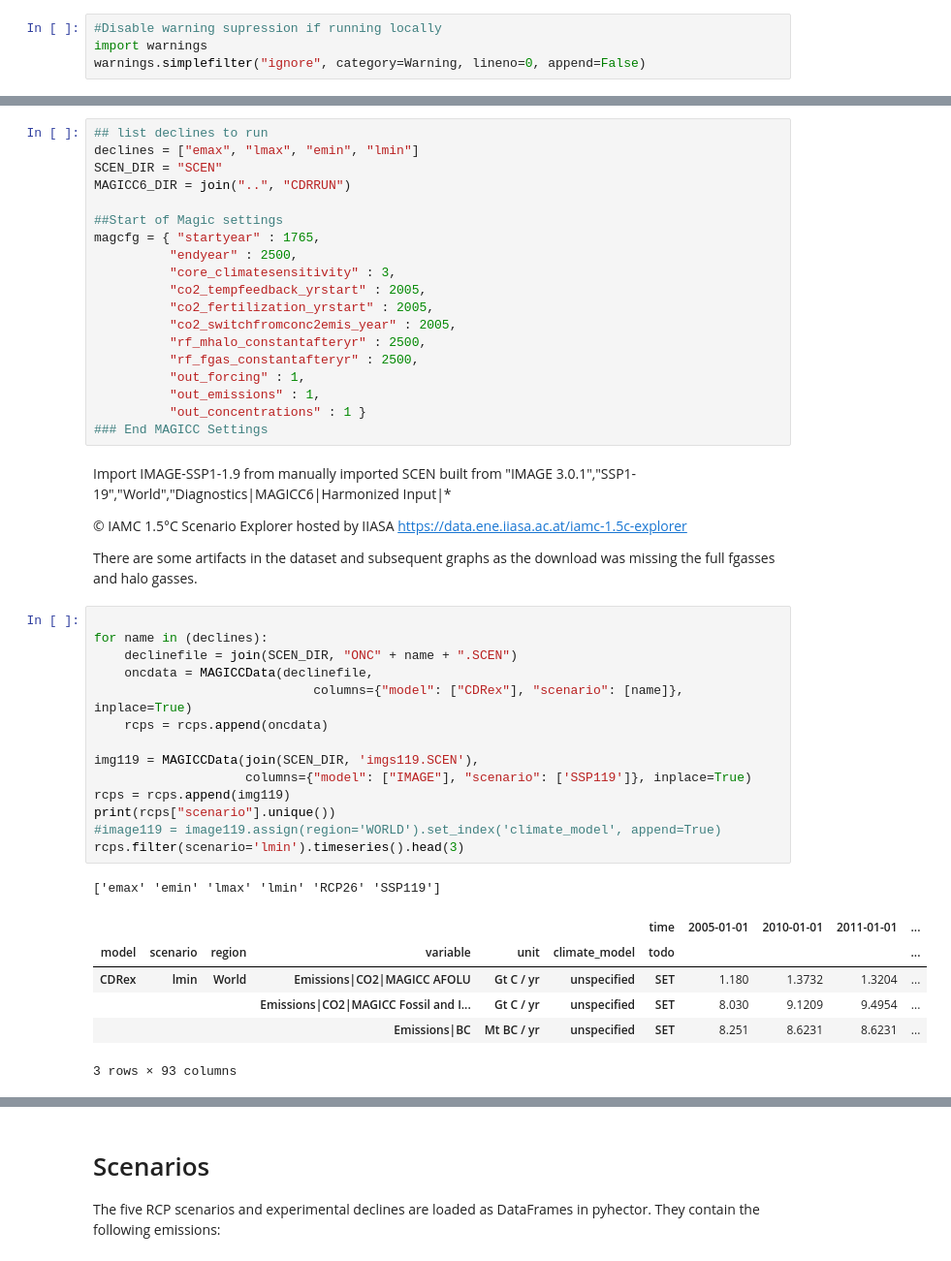
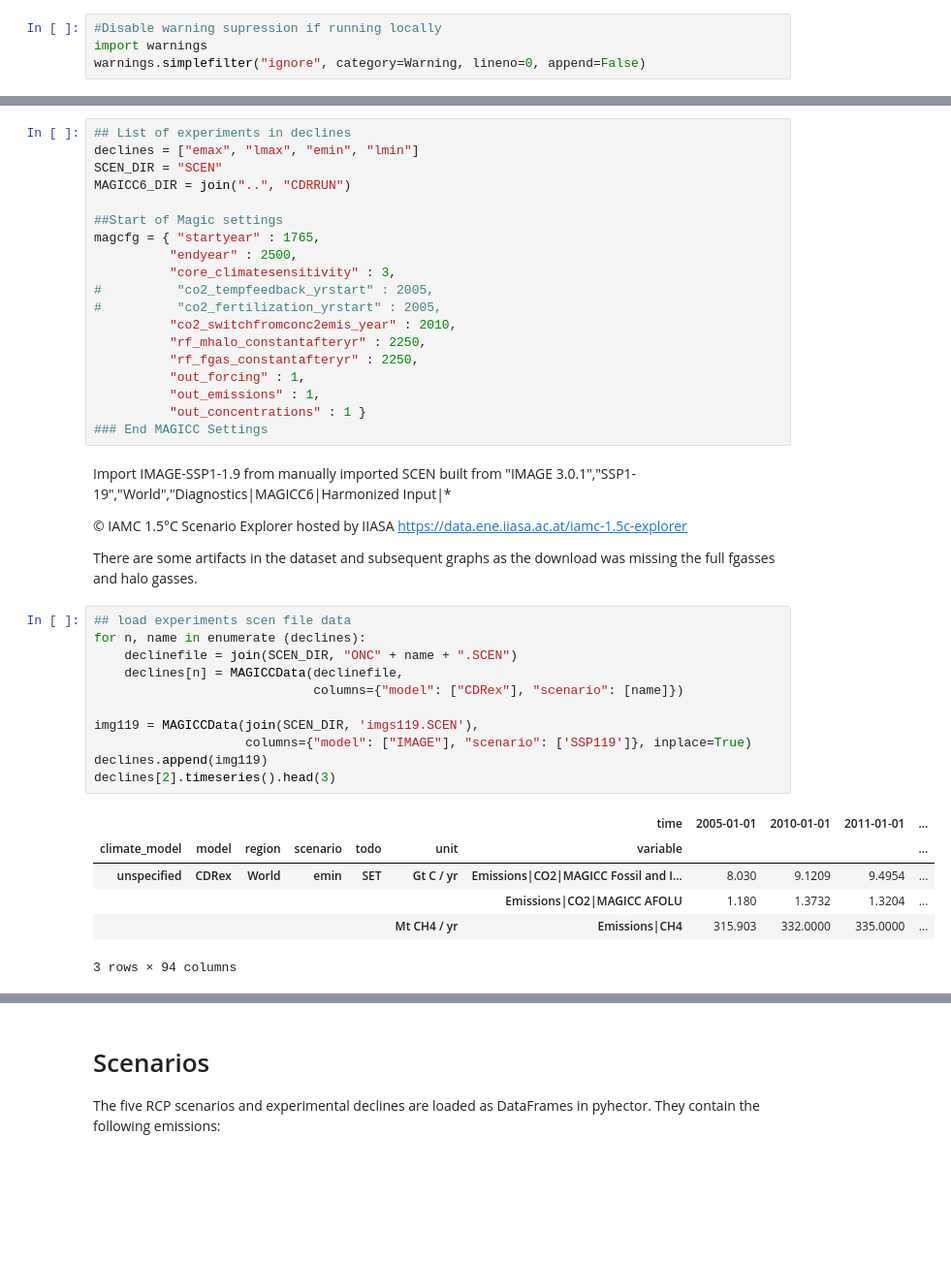
Before and after one commit to hsbay/cdrmex, a Jupyter notebook: ONCtests.ipynb, the cells around one changed output, grey strips where cells are left out. Shown: that part at 97% size. Drawn from its saved outputs; the diff is of its cells as text; blank space fills up the shorter version.

```diff
--- a/ONCtests.ipynb
+++ b/ONCtests.ipynb
@@ -36,5 +36,5 @@ pyam - INFO: Running in a notebook, setting `pyam` logging level to `logging.INF
 # %%
-## list declines to run
+## List of experiments in declines
 declines = ["emax", "lmax", "emin", "lmin"]
 SCEN_DIR = "SCEN"
 MAGICC6_DIR = join("..", "CDRRUN")
@@ -43,11 +43,11 @@ MAGICC6_DIR = join("..", "CDRRUN")
 magcfg = { "startyear" : 1765,
           "endyear" : 2500,
           "core_climatesensitivity" : 3,
-          "co2_tempfeedback_yrstart" : 2005,
-          "co2_fertilization_yrstart" : 2005,
-          "co2_switchfromconc2emis_year" : 2005,
-          "rf_mhalo_constantafteryr" : 2500,
-          "rf_fgas_constantafteryr" : 2500,
+#          "co2_tempfeedback_yrstart" : 2005,
+#          "co2_fertilization_yrstart" : 2005,
+          "co2_switchfromconc2emis_year" : 2010,
+          "rf_mhalo_constantafteryr" : 2250,
+          "rf_fgas_constantafteryr" : 2250,
           "out_forcing" : 1,
           "out_emissions" : 1,
           "out_concentrations" : 1 }
@@ -60,24 +60,20 @@ Import IMAGE-SSP1-1.9 from manually imported SCEN built from
 
 There are some artifacts in the dataset and subsequent graphs as the download was missing the full fgasses and halo gasses.
 # %%
-
-for name in (declines):
+## load experiments scen file data
+for n, name in enumerate (declines):
     declinefile = join(SCEN_DIR, "ONC" + name + ".SCEN")
-    oncdata = MAGICCData(declinefile,
-                             columns={"model": ["CDRex"], "scenario": [name]}, inplace=True)
-    rcps = rcps.append(oncdata)
+    declines[n] = MAGICCData(declinefile,
+                             columns={"model": ["CDRex"], "scenario": [name]})
 
 img119 = MAGICCData(join(SCEN_DIR, 'imgs119.SCEN'),
                     columns={"model": ["IMAGE"], "scenario": ['SSP119']}, inplace=True)
-rcps = rcps.append(img119)
-print(rcps["scenario"].unique())
-#image119 = image119.assign(region='WORLD').set_index('climate_model', append=True)
-rcps.filter(scenario='lmin').timeseries().head(3)
+declines.append(img119)
+declines[2].timeseries().head(3)
 # %% [output]
+|  |  |  |  |  |  | time | 2005-01-01 | 2010-01-01 | 2011-01-01 | ... |
+| climate_model | model | region | scenario | todo | unit | variable |  |  |  | ... |
+| unspecified | CDRex | World | emin | SET | Gt C / yr | Emissions|CO2|MAGICC Fossil and I... | 8.030 | 9.1209 | 9.4954 | ... |
+|  |  |  |  |  |  | Emissions|CO2|MAGICC AFOLU | 1.180 | 1.3732 | 1.3204 | ... |
+|  |  |  |  |  | Mt CH4 / yr | Emissions|CH4 | 315.903 | 332.0000 | 335.0000 | ... |
-['emax' 'emin' 'lmax' 'lmin' 'RCP26' 'SSP119']
+3 rows × 94 columns
-|  |  |  |  |  |  | time | 2005-01-01 | 2010-01-01 | 2011-01-01 | ... |
-| model | scenario | region | variable | unit | climate_model | todo |  |  |  | ... |
-| CDRex | lmin | World | Emissions|CO2|MAGICC AFOLU | Gt C / yr | unspecified | SET | 1.180 | 1.3732 | 1.3204 | ... |
-|  |  |  | Emissions|CO2|MAGICC Fossil and I... | Gt C / yr | unspecified | SET | 8.030 | 9.1209 | 9.4954 | ... |
-|  |  |  | Emissions|BC | Mt BC / yr | unspecified | SET | 8.251 | 8.6231 | 8.6231 | ... |
-3 rows × 93 columns
```
Also changed, not shown: parts of 20 cells of this notebook.
